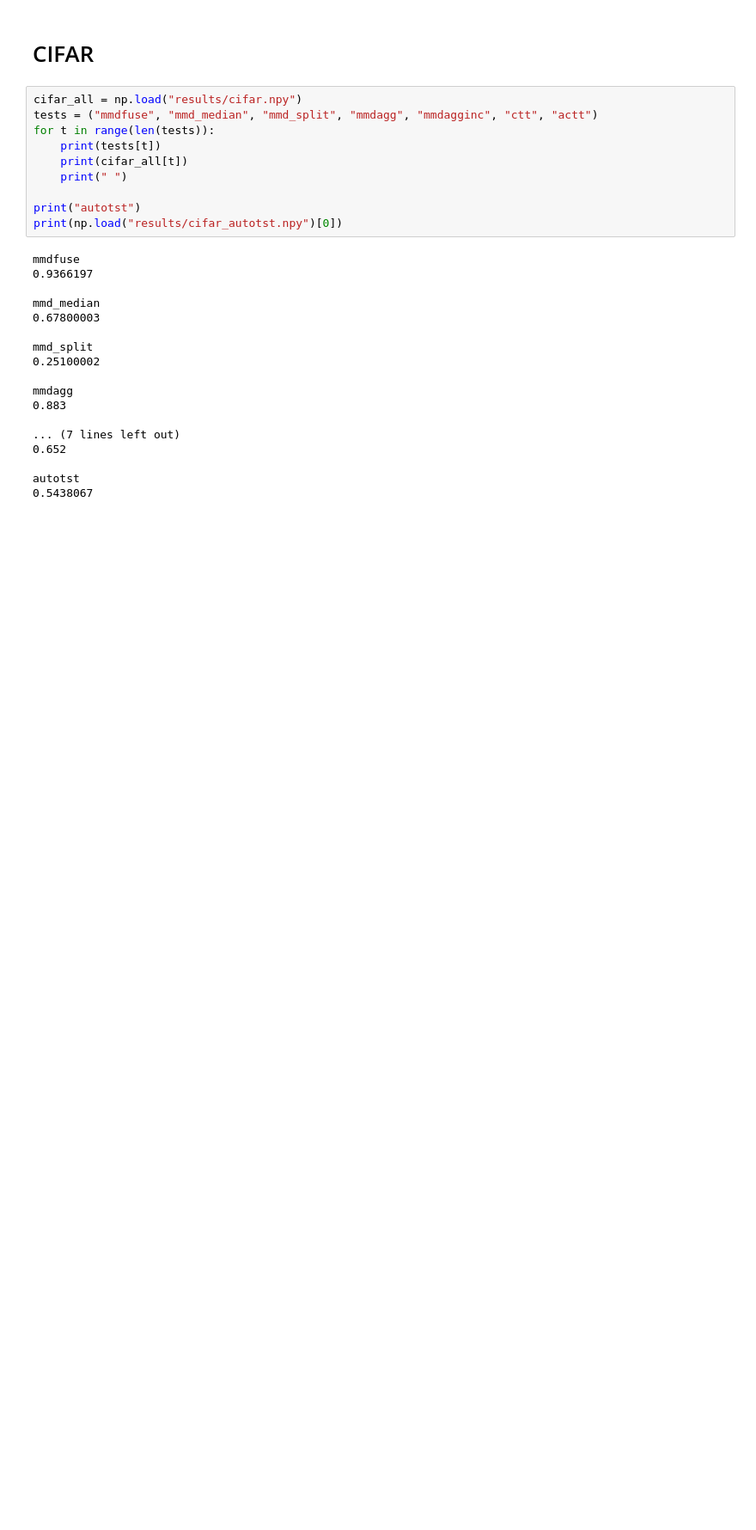
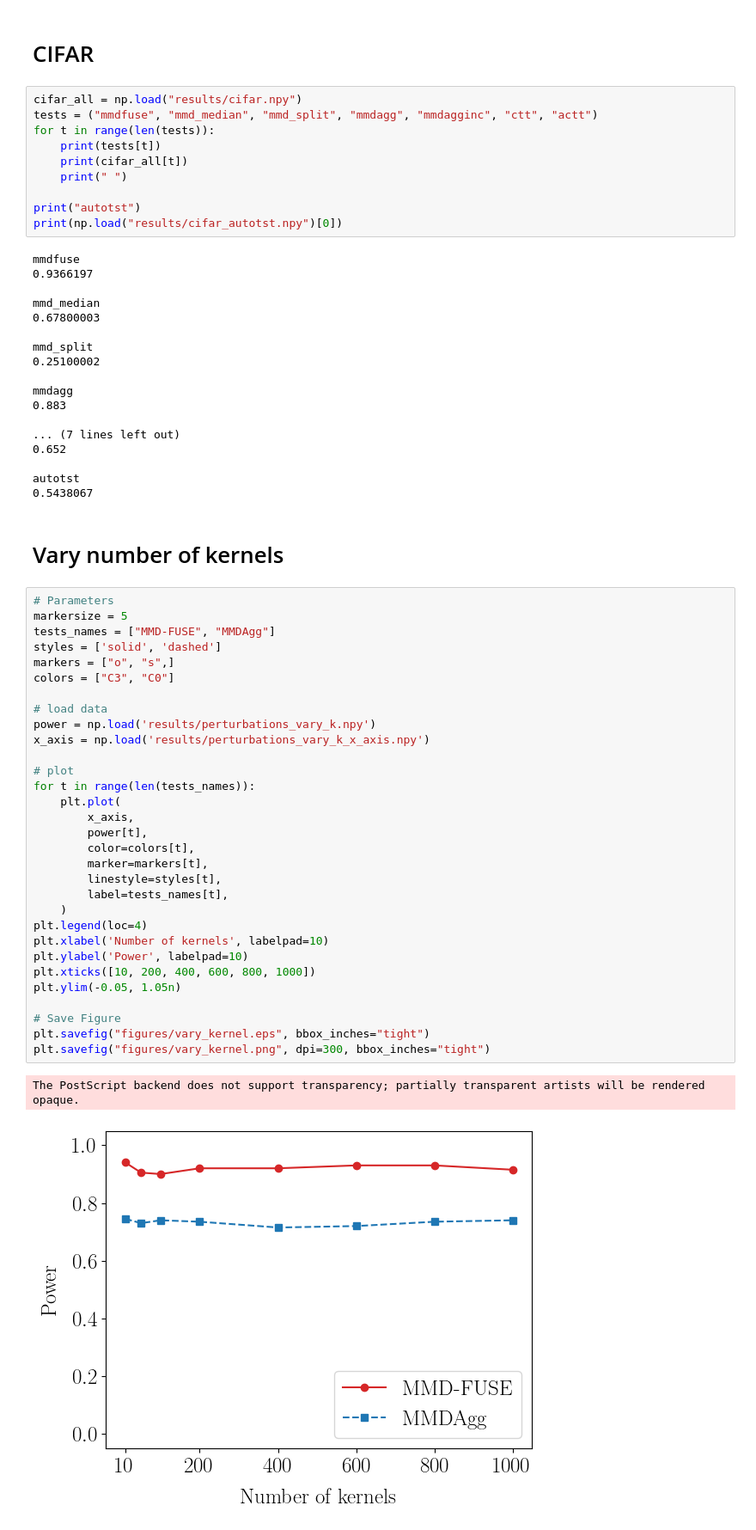
Before and after one commit to antoninschrab/mmdfuse-paper, a Jupyter notebook: figures.ipynb, the cells around one changed output. Shown: that part at 86% size. Drawn from its saved outputs; the diff is of its cells as text; blank space fills up the shorter version.

```diff
--- a/figures.ipynb
+++ b/figures.ipynb
@@ -512,3 +512,39 @@ mmdagg
 
 autotst
 0.5438067
+# %% [markdown]
+# Vary number of kernels
+# %%
+# Parameters
+markersize = 5
+tests_names = ["MMD-FUSE", "MMDAgg"]
+styles = ['solid', 'dashed']
+markers = ["o", "s",]
+colors = ["C3", "C0"]
+
+# load data
+power = np.load('results/perturbations_vary_k.npy')
+x_axis = np.load('results/perturbations_vary_k_x_axis.npy')
+
+# plot
+for t in range(len(tests_names)):
+    plt.plot(
+        x_axis,
+        power[t],
+        color=colors[t],
+        marker=markers[t],
+        linestyle=styles[t],
+        label=tests_names[t],
+    )
+plt.legend(loc=4)
+plt.xlabel('Number of kernels', labelpad=10)
+plt.ylabel('Power', labelpad=10)
+plt.xticks([10, 200, 400, 600, 800, 1000])
+plt.ylim(-0.05, 1.05n)
+
+# Save Figure
+plt.savefig("figures/vary_kernel.eps", bbox_inches="tight")
+plt.savefig("figures/vary_kernel.png", dpi=300, bbox_inches="tight")
+# %% [output]
+The PostScript backend does not support transparency; partially transparent artists will be rendered opaque.
+[figure, added]
```
Also changed, not shown: parts of 1 cell of this notebook, 8 other files.
